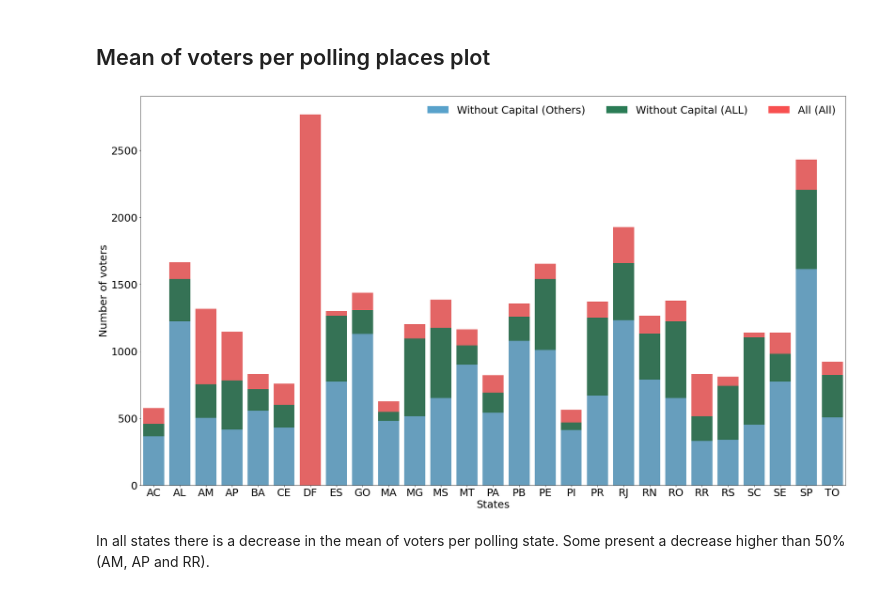
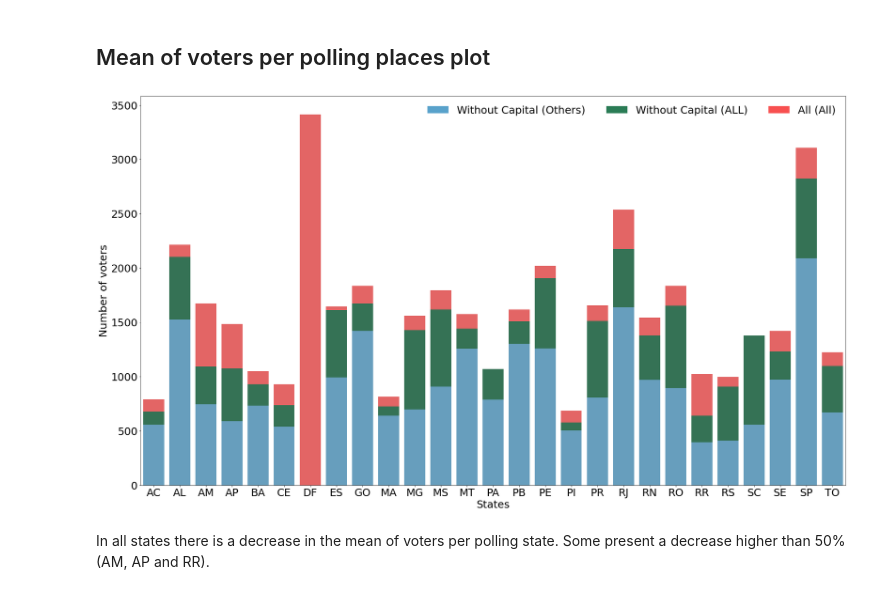
Before and after one commit to tpinhoda/Geocoding_Brazilian_Elections, a Jupyter notebook: notebooks/report/3_(tpinhoda)_analysing_electorate_of_geocoded_precision_categories.ipynb, the cells around one changed output. Drawn from its saved outputs; the diff is of its cells as text; code cells hidden in the pictures.

Commit message:
Created code to filter data

```diff
--- a/notebooks/report/3_(tpinhoda)_analysing_electorate_of_geocoded_precision_categories.ipynb
+++ b/notebooks/report/3_(tpinhoda)_analysing_electorate_of_geocoded_precision_categories.ipynb
@@ -23,6 +23,7 @@ def generate_general_statistics(state, data, statistics):
     statistics['mean_turnout'].append(data.groupby('id').agg('sum')['QT_COMPARECIMENTO'].mean())
     statistics['std_turnout'].append(data['QT_COMPARECIMENTO'].std())
     statistics['polling_places'].append(len(data.groupby('id')))
+    statistics['n_cities'].append(len(data.groupby('NM_MUNICIPIO')))
     return statistics
 
 
@@ -80,7 +81,8 @@ def generate_statistics(election_data,
         'geometric_center': [],
         'range_interpolated': [],
         'approximated': [],
-        'no_value': []
+        'no_value': [],
+        'n_cities': []
     }
 
     for state, data in election_data:
@@ -441,25 +443,25 @@ The ratio of voter per polling place indicates that there is less voters in the
 # %%
 try:
     all_statistics = generate_statistics(election_data,
                                          area_filter='All',
                                          precision_filter='All')
     interior_statistics = generate_statistics(election_data,
                                               area_filter='Not Capital',
                                               precision_filter='All')
 
     interior_other_statistics = generate_statistics(election_data,
                                               area_filter='Not Capital',
                                               precision_filter='Others')
 
     stacked_data(all_statistics,
                  interior_other_statistics,
                  interior_statistics,
                  legend=['Without Capital (Others)', 'Without Capital (ALL)', 'All (All)'],
                  sum_middle=False,
-                 field='mean_turnout')
+                 field='mean_electorate')
 except:
     print("An error occur, please check the selected folder.")
 # %% [output]
-[figure, old version]
+[figure, new version]
 # %% [markdown]
 In all states there is a decrease in the mean of voters per polling state. Some present a decrease higher than 50% (AM, AP and RR).
```
Also changed, not shown: parts of 3 cells of this notebook, 12 other files.
